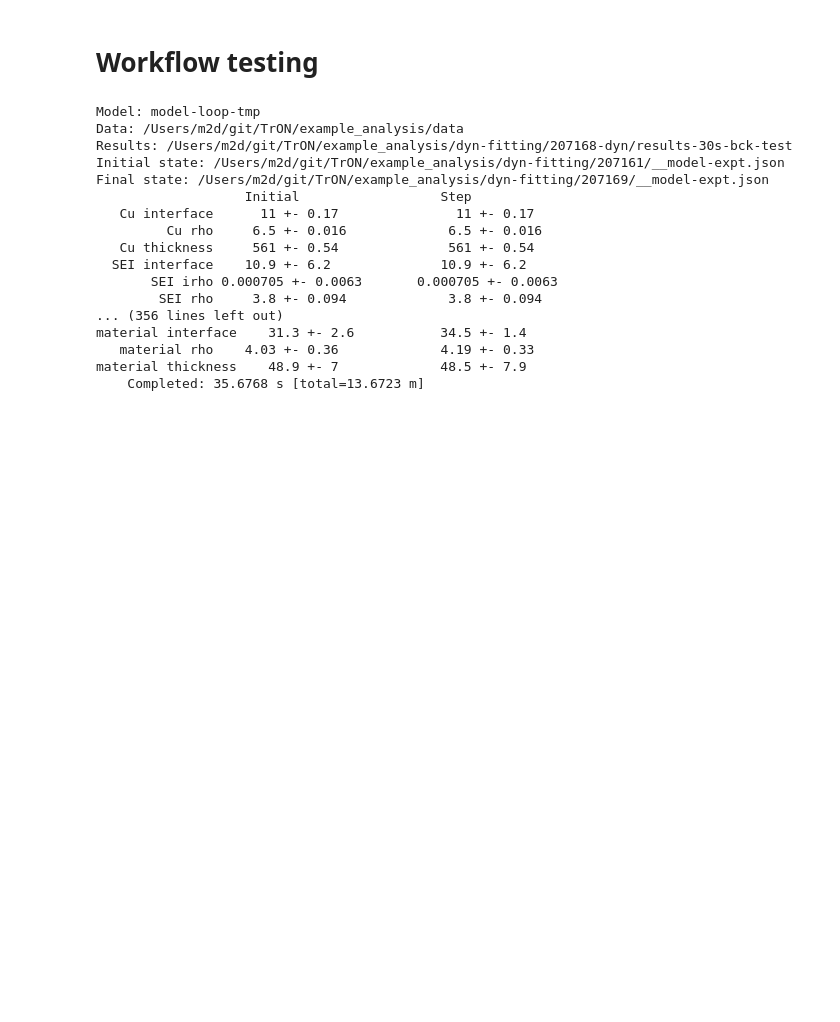
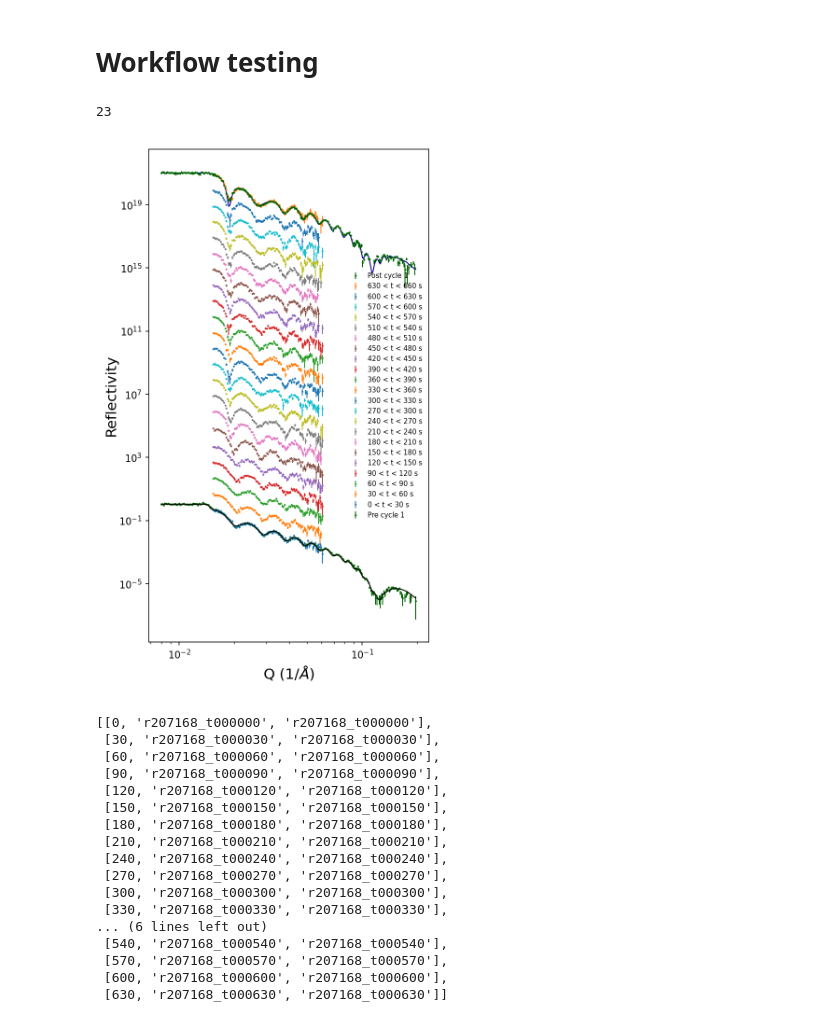
Before and after one commit to mdoucet/TrON, a Jupyter notebook: example_analysis/notebooks/workflow-test.ipynb, the cells around one changed output. Drawn from its saved outputs; the diff is of its cells as text; code cells hidden in the pictures; blank space fills up the shorter version.

```diff
--- a/example_analysis/notebooks/workflow-test.ipynb
+++ b/example_analysis/notebooks/workflow-test.ipynb
@@ -69,22 +60,33 @@ with open('model-loop-tmp.py', 'w') as fd:
     fd.write(template_str)
 
 results_dir = os.path.join(dyn_model_dir, '207168-dyn/results-30s-bck-test')
-fitting_loop.execute_fit(dynamic_run, data_dir, 'model-loop-tmp.py', init_json, final_json, results_dir)
+#fitting_loop.execute_fit(dynamic_run, data_dir, 'model-loop-tmp.py', init_json, final_json, results_dir)
-# %% [output]
-Model: model-loop-tmp
-Data: /Users/m2d/git/TrON/example_analysis/data
-Results: /Users/m2d/git/TrON/example_analysis/dyn-fitting/207168-dyn/results-30s-bck-test
-Initial state: /Users/m2d/git/TrON/example_analysis/dyn-fitting/207161/__model-expt.json
-Final state: /Users/m2d/git/TrON/example_analysis/dyn-fitting/207169/__model-expt.json
-                   Initial                  Step
-   Cu interface      11 +- 0.17               11 +- 0.17
-         Cu rho     6.5 +- 0.016             6.5 +- 0.016
-   Cu thickness     561 +- 0.54              561 +- 0.54
-  SEI interface    10.9 +- 6.2              10.9 +- 6.2
-       SEI irho 0.000705 +- 0.0063       0.000705 +- 0.0063
-        SEI rho     3.8 +- 0.094             3.8 +- 0.094
-... (356 lines left out)
-material interface    31.3 +- 2.6           34.5 +- 1.4
-   material rho    4.03 +- 0.36             4.19 +- 0.33
-material thickness    48.9 +- 7             48.5 +- 7.9
-    Completed: 35.6768 s [total=13.6723 m]
+# %%
+from tron.bayesian_analysis import summary_plots
+importlib.reload(summary_plots)
+
+initial_state = init_json.replace('expt.json', 'refl.dat')
+final_state = final_json.replace('expt.json', 'refl.dat')
+
+summary_plots.plot_dyn_data(dynamic_run, initial_state, final_state,
+                            dyn_data_dir=data_dir, dyn_fit_dir=results_dir, model_name='model-loop-tmp', scale=1)
+# %% [output]
+23
+[figure, added]
+[[0, 'r207168_t000000', 'r207168_t000000'],
+ [30, 'r207168_t000030', 'r207168_t000030'],
+ [60, 'r207168_t000060', 'r207168_t000060'],
+ [90, 'r207168_t000090', 'r207168_t000090'],
+ [120, 'r207168_t000120', 'r207168_t000120'],
+ [150, 'r207168_t000150', 'r207168_t000150'],
+ [180, 'r207168_t000180', 'r207168_t000180'],
+ [210, 'r207168_t000210', 'r207168_t000210'],
+ [240, 'r207168_t000240', 'r207168_t000240'],
+ [270, 'r207168_t000270', 'r207168_t000270'],
+ [300, 'r207168_t000300', 'r207168_t000300'],
+ [330, 'r207168_t000330', 'r207168_t000330'],
+... (6 lines left out)
+ [540, 'r207168_t000540', 'r207168_t000540'],
+ [570, 'r207168_t000570', 'r207168_t000570'],
+ [600, 'r207168_t000600', 'r207168_t000600'],
+ [630, 'r207168_t000630', 'r207168_t000630']]
```
Also changed, not shown: parts of 1 cell of this notebook, 4 other files.
